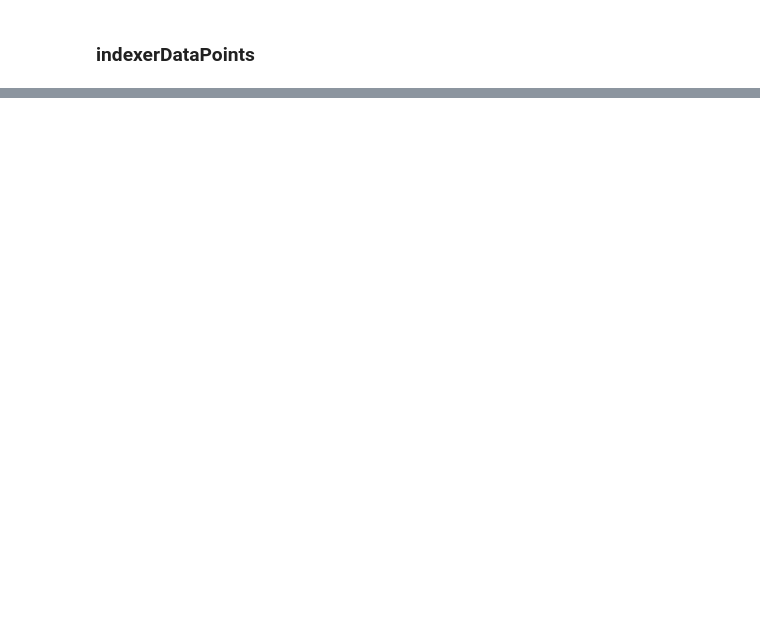
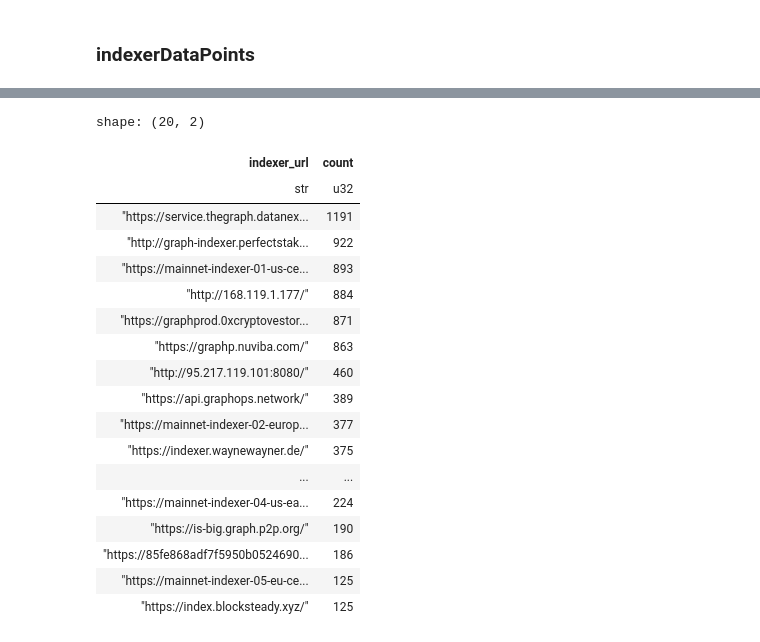
Before and after one commit to Evan-Kim2028/queryportal_notebooks, a Jupyter notebook: gateway_qos_oracle/mips_qos_oracle.ipynb, the cells around one changed output, grey strips where cells are left out. Cells and saved outputs as stored; diff of their text form; code cells hidden in the pictures; blank space fills up the shorter version.

```diff
--- a/gateway_qos_oracle/mips_qos_oracle.ipynb
+++ b/gateway_qos_oracle/mips_qos_oracle.ipynb
@@ -104,0 +130,24 @@ shape: (0, 22)
+# %%
+# groupby indexer_url
+# count the token pairs in dexes
+indexer_data_points.groupby([['indexer_url', 'avg_query_fee']]).agg(pl.count()).sort(by='count', descending=True).head(20)
+# %% [output]
+shape: (20, 2)
+| indexer_url | count |
+| str | u32 |
+| "https://service.thegraph.datanex... | 1191 |
+| "http://graph-indexer.perfectstak... | 922 |
+| "https://mainnet-indexer-01-us-ce... | 893 |
+| "http://168.119.1.177/" | 884 |
+| "https://graphprod.0xcryptovestor... | 871 |
+| "https://graphp.nuviba.com/" | 863 |
+| "http://95.217.119.101:8080/" | 460 |
+| "https://api.graphops.network/" | 389 |
+| "https://mainnet-indexer-02-europ... | 377 |
+| "https://indexer.waynewayner.de/" | 375 |
+| ... | ... |
+| "https://mainnet-indexer-04-us-ea... | 224 |
+| "https://is-big.graph.p2p.org/" | 190 |
+| "https://85fe868adf7f5950b0524690... | 186 |
+| "https://mainnet-indexer-05-eu-ce... | 125 |
+| "https://index.blocksteady.xyz/" | 125 |
```
Also changed, not shown: parts of 10 cells of this notebook, 6 other files.
